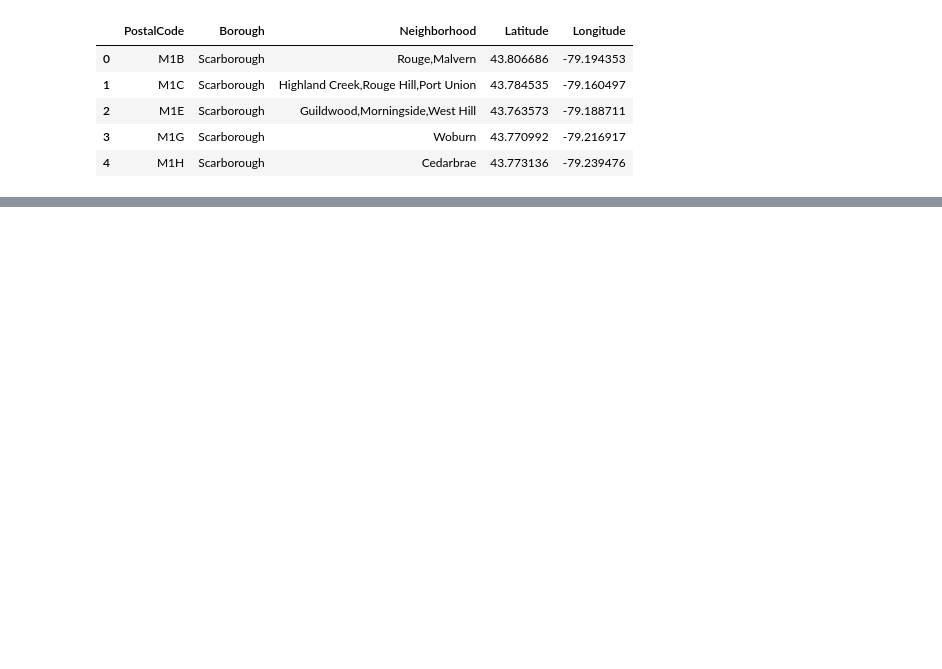
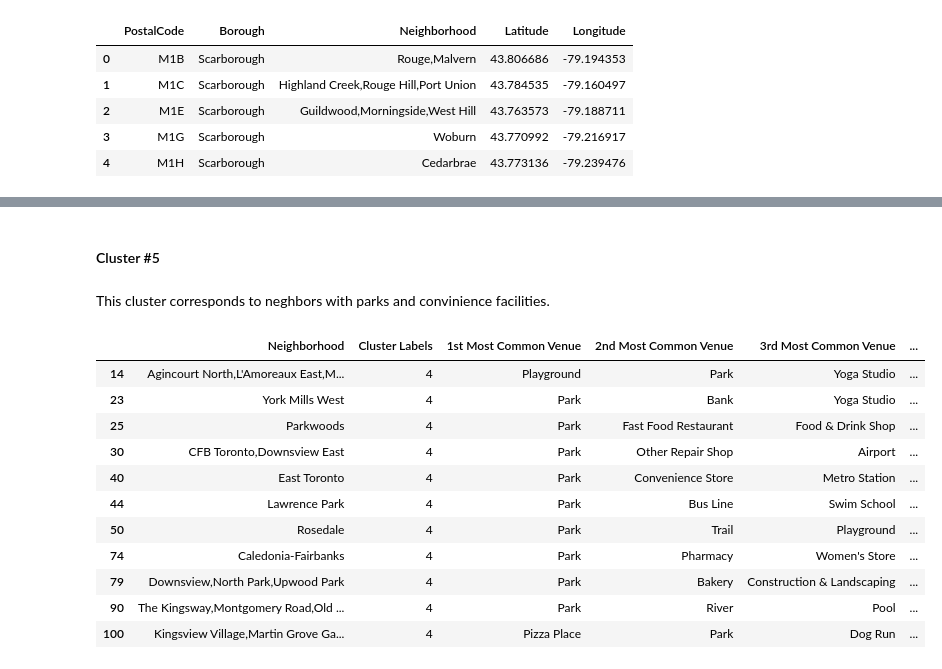
Before and after one commit to bjergsenson/Applied-Data-Science-Capstone, a Jupyter notebook: ADSC303.ipynb, the cells around one changed output, grey strips where cells are left out. Cells and saved outputs as stored; diff of their text form; code cells hidden in the pictures; blank space fills up the shorter version.

```diff
--- a/ADSC303.ipynb
+++ b/ADSC303.ipynb
@@ -115,0 +546,19 @@ df.head()
+# %% [markdown]
+#### Cluster #5
+# %% [markdown]
+This cluster corresponds to neghbors with parks and convinience facilities.
+# %%
+toronto_merged.loc[toronto_merged['Cluster Labels'] == 4, toronto_merged.columns[[2] + list(range(5, toronto_merged.shape[1]))]]
+# %% [output]
+|  | Neighborhood | Cluster Labels | 1st Most Common Venue | 2nd Most Common Venue | 3rd Most Common Venue | ... |
+| 14 | Agincourt North,L'Amoreaux East,M... | 4 | Playground | Park | Yoga Studio | ... |
+| 23 | York Mills West | 4 | Park | Bank | Yoga Studio | ... |
+| 25 | Parkwoods | 4 | Park | Fast Food Restaurant | Food & Drink Shop | ... |
+| 30 | CFB Toronto,Downsview East | 4 | Park | Other Repair Shop | Airport | ... |
+| 40 | East Toronto | 4 | Park | Convenience Store | Metro Station | ... |
+| 44 | Lawrence Park | 4 | Park | Bus Line | Swim School | ... |
+| 50 | Rosedale | 4 | Park | Trail | Playground | ... |
+| 74 | Caledonia-Fairbanks | 4 | Park | Pharmacy | Women's Store | ... |
+| 79 | Downsview,North Park,Upwood Park | 4 | Park | Bakery | Construction & Landscaping | ... |
+| 90 | The Kingsway,Montgomery Road,Old ... | 4 | Park | River | Pool | ... |
+| 100 | Kingsview Village,Martin Grove Ga... | 4 | Pizza Place | Park | Dog Run | ... |
```
Also changed, not shown: parts of 53 cells of this notebook.
